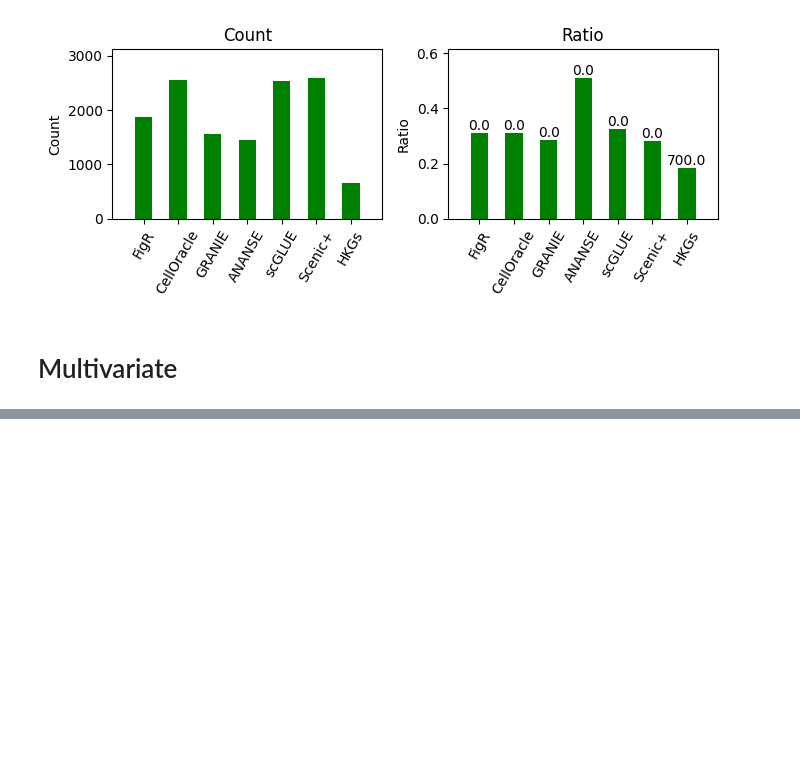
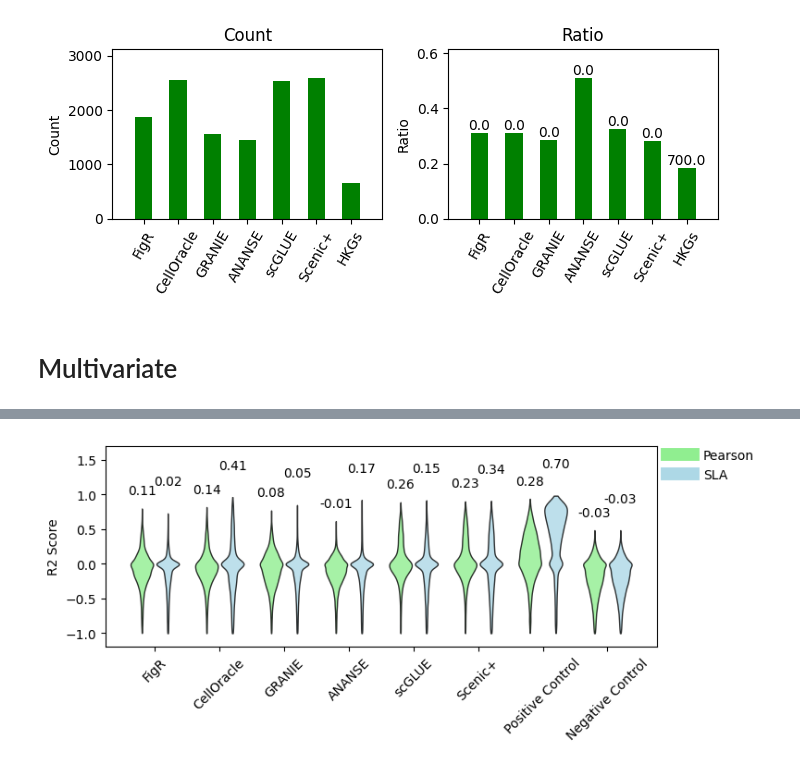
Before and after one commit to janursa/grn_benchmark, a Jupyter notebook: notebooks/main.ipynb, the cells around one changed output, grey strips where cells are left out. Saved outputs shown, nothing was run; the diff lists cells and outputs as text; code cells hidden in the pictures; blank space fills up the shorter version.

```diff
--- a/notebooks/main.ipynb
+++ b/notebooks/main.ipynb
@@ -700,0 +846,17 @@ for name in baselines:
+# %%
+reg_type = 'GB'
+manipulate = None #'signed', None 'shuffled'
+
+os.makedirs(f'{work_dir}/benchmark/scores/{norm_method}/', exist_ok=True)
+
+grn_model = 'positive_control'
+net = grn_models_dict[grn_model]
+# for grn_model, net in grn_models_dict.items():
+print(grn_model)
+if reg_type=='ridge':
+    output = run_multivariate_gb_regression(net, include_missing=True, reg_type=reg_type)
+else:
+    output = run_multivariate_gb_regression(net, include_missing=True, reg_type=reg_type,
+        params = dict(random_state=32, n_estimators=100, min_samples_leaf=2, min_child_samples=1, feature_fraction=0.05, verbosity=-1))
+with open(f'{work_dir}/benchmark/scores/{norm_method}/{grn_model}_{manipulate}.json', 'w') as f:
+    json.dump(output, f)
@@ -701 +877,77 @@ for name in baselines:
+# %%
+fig, ax = plt.subplots(1, 1, figsize=(8, 3.5))
+legend_colors = ['lightgreen', 'lightblue', 'orange']
+
+offset = .4
+widths = .35
+score_lower_t = -1
+
+handles = []  # To store legend handles
+for i_plot, norm_method in enumerate(['pearson', 'SL']):
+    # --- read the scores
+    model_names = []
+    mean_score_list = []
+    gene_scores_list = []
+    sig_sign_list = []
+    for grn_model in grn_models_dict.keys():
+        file = f'{work_dir}/benchmark/scores/{norm_method}/{grn_model}_None.json'
+        if not os.path.isfile(file):
+            print(f'{file} doesnt exist')
+            continue
+        with open(file, 'r') as f:
+            scores_dict = json.load(f)
+            mean_score = scores_dict['mean_score_r2'] #mean_score_r2
+            gene_scores = scores_dict['gene_scores_r2'] #gene_scores_r2
+        gene_scores = np.asarray(gene_scores)
+        model_names.append(grn_model)
+        mean_score_list.append(mean_score)
+        gene_scores_list.append(gene_scores)
+
+    for i in range(len(gene_scores_list)):
+        gene_scores = gene_scores_list[i]
+        gene_scores[gene_scores < score_lower_t]= 0  # we dont want to see big negative numbers
+        gene_scores_list[i] = gene_scores
+
+    # plot
+    color_group = legend_colors[i_plot]
+    x_ticks = range(len(model_names))
+    x_positions = [xx + (offset * (i_plot - 0.5)) for xx in x_ticks]
+
+    violin_parts = ax.violinplot(gene_scores_list, positions=x_positions,
+                                showmeans=False,
+                                showmedians=False,
+                                showextrema=False,
+                                widths=widths)
+
+    for i, pc in enumerate(violin_parts['bodies']):
+        color = color_group
+        pc.set_facecolor(color)
+        pc.set_edgecolor('black')
+        pc.set_alpha(.8)  # Ensuring the plot is fully opaque
+        if surragate_names[norm_method] not in [h.get_label() for h in handles]:  # Avoid duplicate legend entries
+            if color == 'white':
+                continue
+            handles.append(plt.Line2D([0], [0], color=color, linewidth=10, label=surragate_names[norm_method]))
+    keys = ['cmaxes', 'cmins', 'cbars', 'cmedians']
+    for key in keys:
+        if key in violin_parts:
+            violin_parts[key].set_edgecolor('#C4C4C4')
+    ax.set_xticks(x_ticks)
+    ax.set_xticklabels([surragate_names[name] for name in model_names], rotation=45)
+    ax.set_ylabel('R2 Score')
+    ax.set_ylim([-1.2, 1.7])
+
+    #-- annotate
+    y_positions = np.max(gene_scores_list, axis=1) + .2
+    for ii, x_pos in enumerate(x_positions):
+        y_pos = y_positions[ii] + .2 * i_plot
+        txt = f'{mean_score_list[ii]:.2f}'
+        ax.text(x_pos, y_pos, txt, ha='center', color='black')
+ax.legend(handles=handles, loc=(1.01,.8), frameon=False)
+# # Correcting text annotations with offset adjustments
+
+plt.tight_layout()
+plt.show()
+# %% [output]
+[figure, added]
 # %%
```
Also changed, not shown: parts of 65 cells of this notebook, 2 other files.
